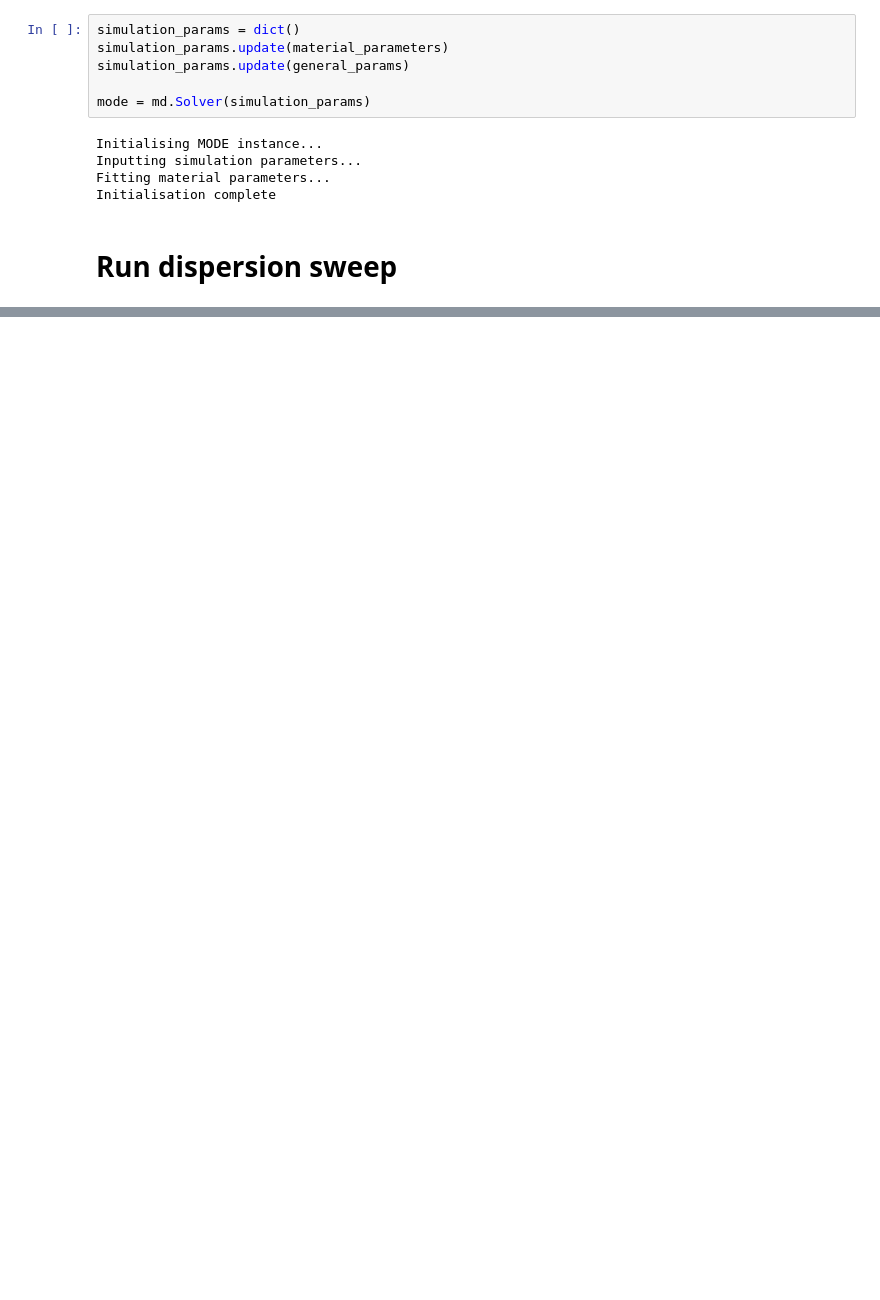
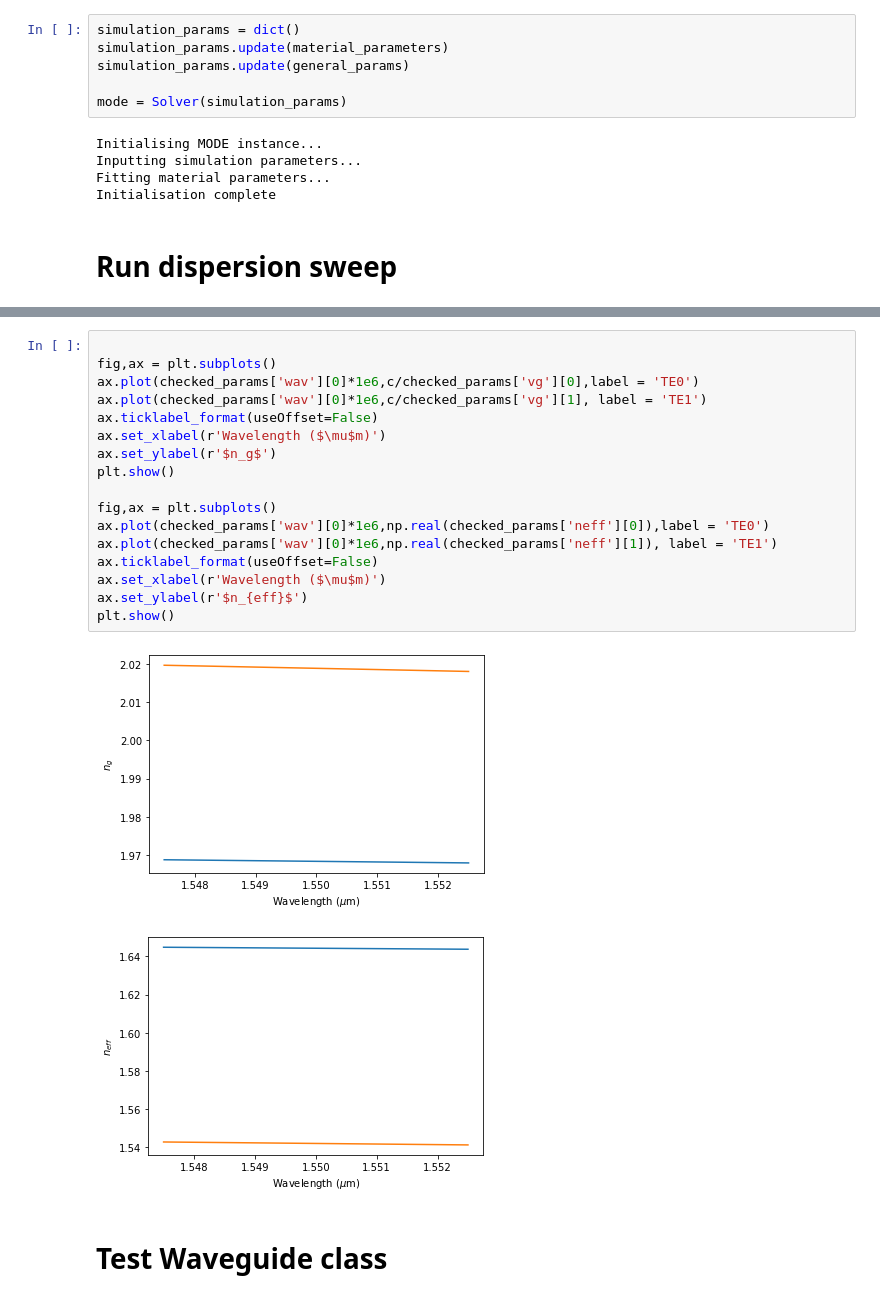
Before and after one commit to patrick-yard/XPM-switch, a Jupyter notebook: Mode_tests.ipynb, the cells around one changed output, grey strips where cells are left out. Saved outputs shown, nothing was run; the diff lists cells and outputs as text; blank space fills up the shorter version.

Commit message:
Waveguide class working

```diff
--- a/Mode_tests.ipynb
+++ b/Mode_tests.ipynb
@@ -54,7 +59,7 @@ simulation_params = dict()
 simulation_params.update(material_parameters)
 simulation_params.update(general_params)
 
-mode = md.Solver(simulation_params)
+mode = Solver(simulation_params)
 # %% [output]
 Initialising MODE instance...
 Inputting simulation parameters...
@@ -69,0 +83,22 @@ LumApiError: 'Failed to evaluate code'
+# %%
+
+fig,ax = plt.subplots()
+ax.plot(checked_params['wav'][0]*1e6,c/checked_params['vg'][0],label = 'TE0')
+ax.plot(checked_params['wav'][0]*1e6,c/checked_params['vg'][1], label = 'TE1')
+ax.ticklabel_format(useOffset=False)
+ax.set_xlabel(r'Wavelength ($\mu$m)')
+ax.set_ylabel(r'$n_g$')
+plt.show()
+
+fig,ax = plt.subplots()
+ax.plot(checked_params['wav'][0]*1e6,np.real(checked_params['neff'][0]),label = 'TE0')
+ax.plot(checked_params['wav'][0]*1e6,np.real(checked_params['neff'][1]), label = 'TE1')
+ax.ticklabel_format(useOffset=False)
+ax.set_xlabel(r'Wavelength ($\mu$m)')
+ax.set_ylabel(r'$n_{eff}$')
+plt.show()
+# %% [output]
+[figure, added]
+[figure, added]
+# %% [markdown]
+# Test Waveguide class
```
Also changed, not shown: parts of 7 cells of this notebook, 5 other files.
